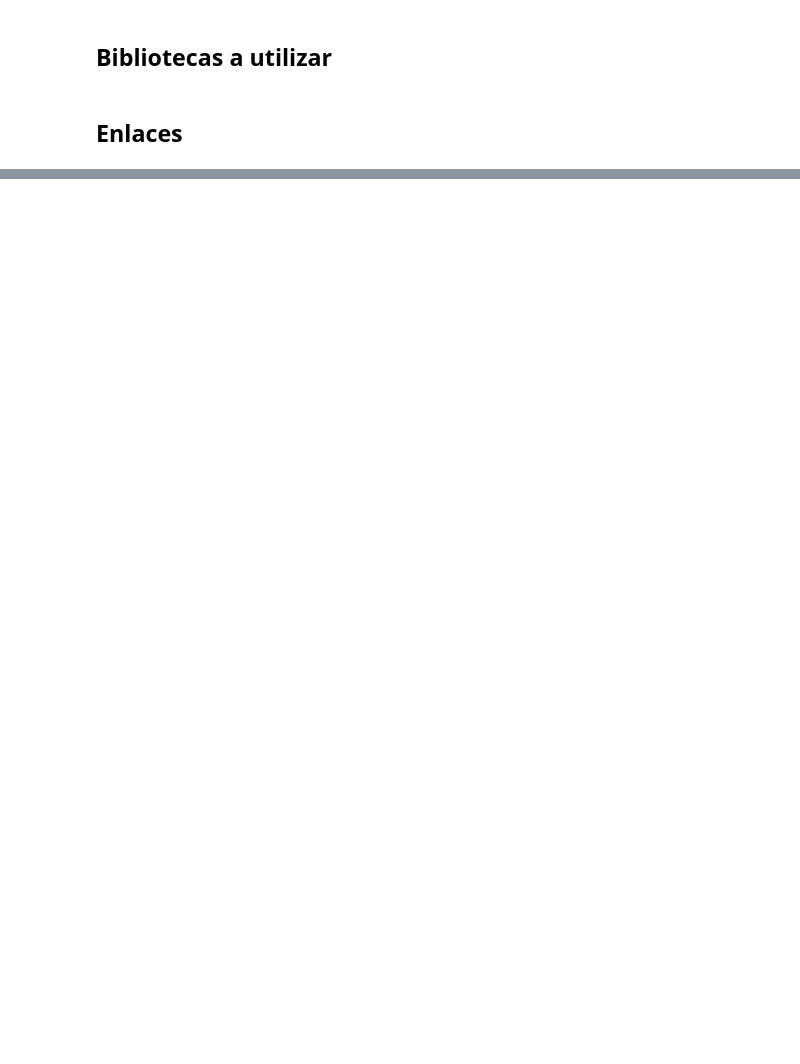
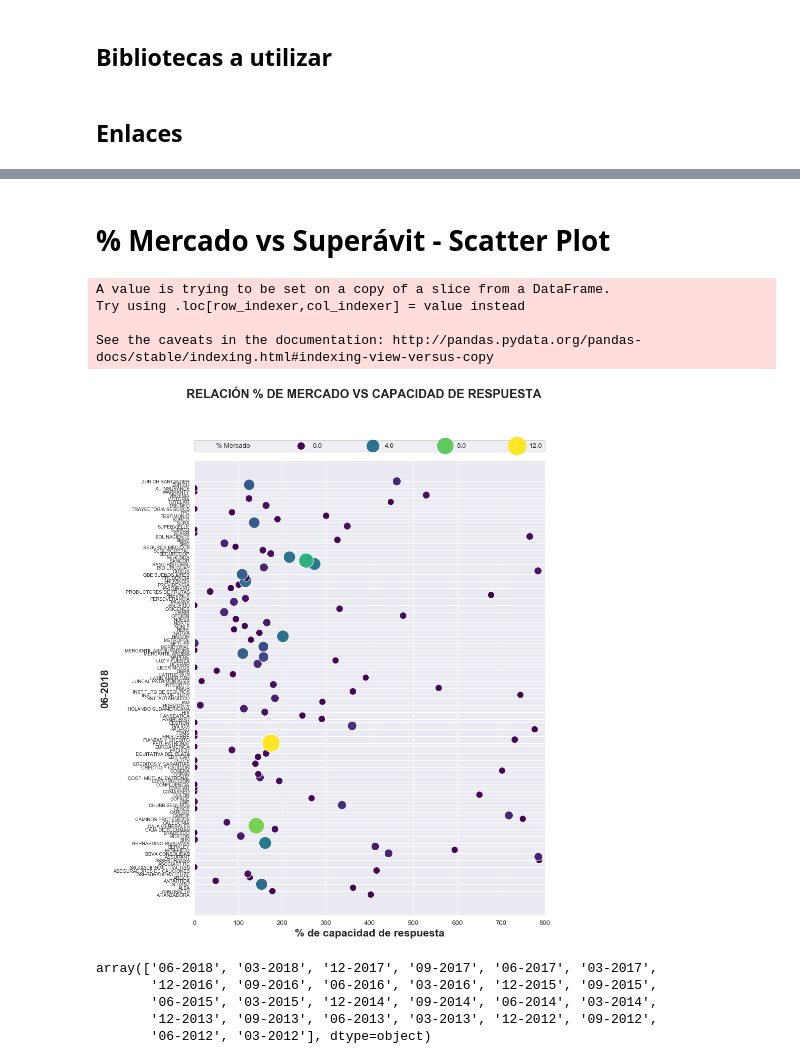
Before and after one commit to asnramos/Pandas_and_Altair, a Jupyter notebook: SSN/SSN - Indicadores - 2 - Graficos.ipynb, the cells around one changed output, grey strips where cells are left out. Saved outputs shown, nothing was run; the diff lists cells and outputs as text; code cells hidden in the pictures; blank space fills up the shorter version.

```diff
--- a/SSN/SSN - Indicadores - 2 - Graficos.ipynb
+++ b/SSN/SSN - Indicadores - 2 - Graficos.ipynb
@@ -24,10 +22,24 @@ df_ART.head(2)
+# %% [markdown]
+# % Mercado vs Superávit  -  Scatter Plot
 # %%
 def mercVsCapacidad(df, nombre='Test'):
 
     count = len(df.Fecha.unique())
 
+
+    # ============================ Iterando por fechas ===============================
     for i in df.Fecha.unique():
         tmp = df[df.Fecha == i]
+
+
+    # ============================== Tamaño dinámico ================================
+        if len(tmp) <= 25:
+            fig = plt.figure(figsize=(900/96,600/96),dpi=96)
+        elif len(tmp) <= 70:
+            fig = plt.figure(figsize=(900/96,900/96),dpi=96)
+        else:
+            fig = plt.figure(figsize=(900/96,1200/96),dpi=96)
+
 
     # ========================= Agregando celda % de Mercado =========================
         p_mercado = tmp['%\nProducción\nTotal'].sum()
@@ -36,15 +48,15 @@ def mercVsCapacidad(df, nombre='Test'):
 
     # ============================== Realizando el plott =============================
         sns.set_style('darkgrid')
-        fig = plt.figure(figsize=(900/96,600/96),dpi=96)
         ax = sns.scatterplot(x = '%\n[(Dispon.+ Invers.) /\nDeudas c/Aseg.]',
-                             y= 'Denominación',
+                             y = 'Denominación',
                              size = '% Mercado',
                              sizes = (100,700),
                              hue = '% Mercado',
                              data = tmp,
                              palette = 'viridis',
                             )
+
 
     # ================================ Forma del plott ===============================
         plt.suptitle('RELACIÓN % DE MERCADO VS CAPACIDAD DE RESPUESTA',
@@ -56,20 +68,38 @@ def mercVsCapacidad(df, nombre='Test'):
         plt.legend(bbox_to_anchor=(0., 1.02, 1., .102),
                    loc='lower left', ncol=5,
                    mode="expand", borderaxespad=0., )
+        plt.tick_params(axis='y', labelsize = 7, labelbottom=True ) # labelrotation=45, length=25, pad = 25,length=15,
         plt.xlim(0,800)
         plt.ylim()
+
 
     # ============================== Guardando el plott =============================
         nombre_archivo = './plots/MercVsCap_'+nombre+str(count).zfill(4)+'.jpg'
         plt.savefig(nombre_archivo, dpi=96,bbox_inches='tight')
-        #plt.gca()
+        plt.gca()
 
         count -= 1
+        return
 # %%
 df_PAT = pd.read_csv(enlace_PAT, index_col=0)
 df_ART = pd.read_csv(enlace_ART, index_col=0)
 df_TRANSPORTE = pd.read_csv(enlace_TRANSPORTE, index_col=0)
 df_VIDA = pd.read_csv(enlace_VIDA, index_col=0)
 df_RETIRO = pd.read_csv(enlace_RETIRO, index_col=0)
 
-mercVsCapacidad(df_ART, nombre='ART')
+mercVsCapacidad(df_PAT, nombre='PAT')
+# %% [output]
+A value is trying to be set on a copy of a slice from a DataFrame.
+Try using .loc[row_indexer,col_indexer] = value instead
+
+See the caveats in the documentation: http://pandas.pydata.org/pandas-docs/stable/indexing.html#indexing-view-versus-copy
+[figure, added]
+# %%
+dlist = df_ART.Fecha.unique()
+dlist
+# %% [output]
+array(['06-2018', '03-2018', '12-2017', '09-2017', '06-2017', '03-2017',
+       '12-2016', '09-2016', '06-2016', '03-2016', '12-2015', '09-2015',
+       '06-2015', '03-2015', '12-2014', '09-2014', '06-2014', '03-2014',
+       '12-2013', '09-2013', '06-2013', '03-2013', '12-2012', '09-2012',
+       '06-2012', '03-2012'], dtype=object)
```
Also changed, not shown: parts of 3 cells of this notebook, 5 other files.
